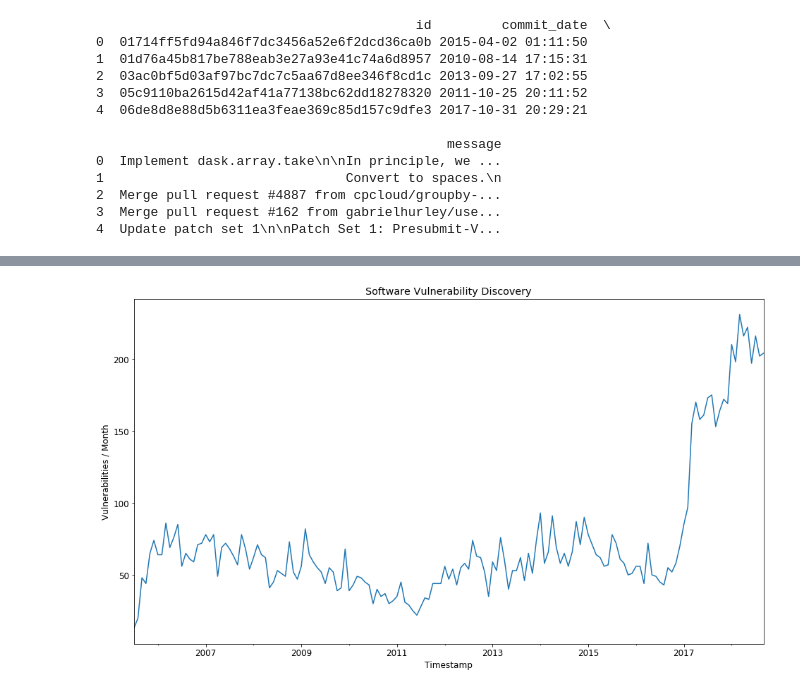
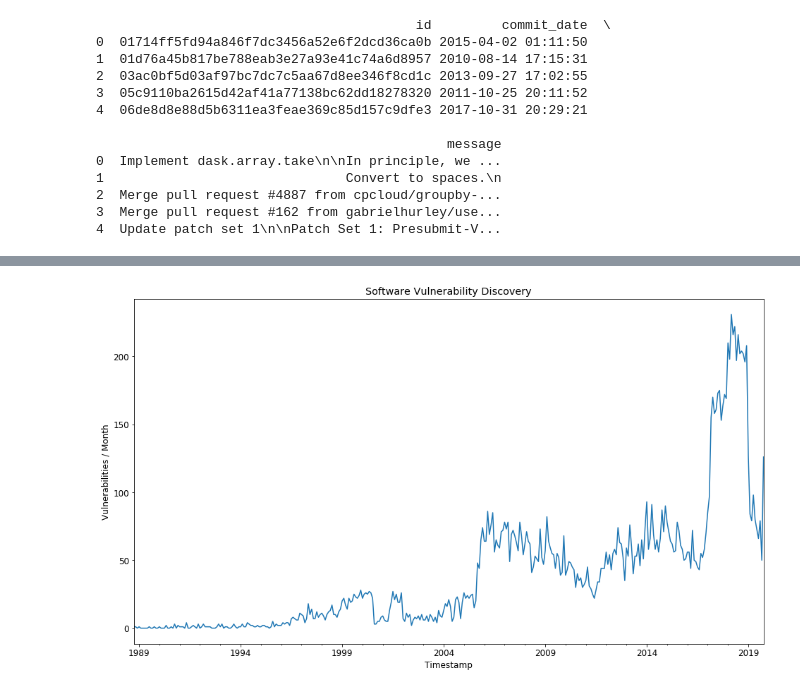
Before and after one commit to UNCG-CSE/Open_Source_Vul_Metrics, a Jupyter notebook: src/statistical_analysis.ipynb, the cells around one changed output, grey strips where cells are left out. Cells and saved outputs as stored; diff of their text form; code cells hidden in the pictures.

```diff
--- a/src/statistical_analysis.ipynb
+++ b/src/statistical_analysis.ipynb
@@ -52,4 +57,7 @@ def clean_nvd(df):
+# %%
+def resample(col, x):
+    return col.value_counts().resample(x).apply('count')
 # %%
-vulns = import_nvd()
-print(vulns.head())
+all_vulns = import_nvd()
+print(all_vulns.head())
 # %% [output]
@@ -96,12 +113,12 @@ plt.show()
 # %%
-vulns_m = vulns['published_date'].value_counts().resample('m').apply('count')
+vulns_m = resample(all_vulns['published_date'], 'm')
 vulns_m.plot()
 plt.title('Software Vulnerability Discovery')
 plt.ylabel('Vulnerabilities / Month')
 plt.xlabel('Timestamp')
 plt.show()
 # %% [output]
-[figure, old version]
+[figure, new version]
 # %%
 plt.plot(commits_h, label='GitHub Commits (hourly)')
 plt.plot(vulns_m, label='New Vulnerabilities (monthly)')
```
Also changed, not shown: parts of 39 cells of this notebook.
